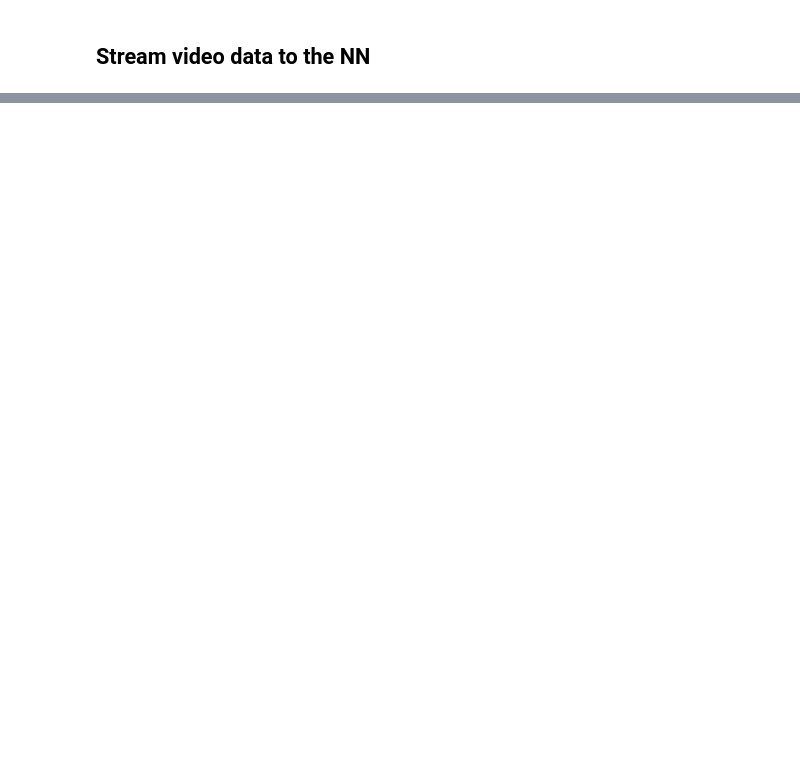
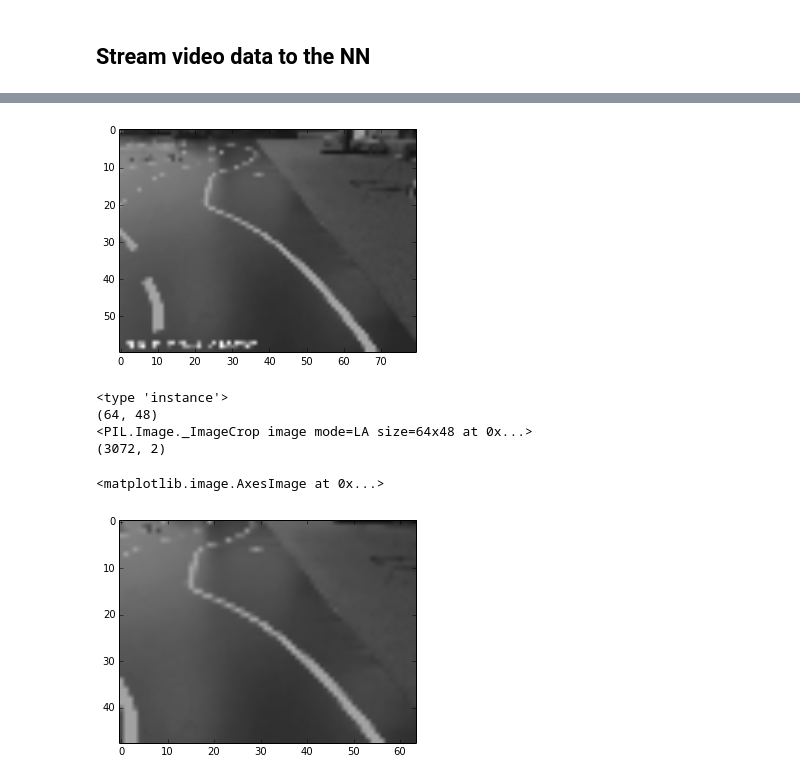
Before and after one commit to berleon/deep_car, a Jupyter notebook: notebooks/Driver.ipynb, the cells around one changed output, grey strips where cells are left out. Cells and saved outputs as stored; diff of their text form; code cells hidden in the pictures; blank space fills up the shorter version.

```diff
--- a/notebooks/Driver.ipynb
+++ b/notebooks/Driver.ipynb
@@ -2,17 +2,24 @@
 ## Stream video data to the NN
 # %%
 %load_ext autoreload
+%matplotlib inline
 %autoreload 2
 
-#import rospy
+import rospy
 import time
 import os
+import PIL
+import matplotlib.pyplot as plt
+from scipy import misc
 import tensorflow as tf
+import numpy as np
 from deep_car.model import get_model
 from deep_car.data import get_steering_delta, get_steering_hist
+from PIL import ImageDraw, ImageFont, ImageFilter
 #from sensor_msgs.msg import CompressedImage
 #from std_msgs.msg import String,Int16
 
 
 check = 1
-history = []
+s_hist = np.array([[0,0,0,0]])
+s_hist.shape
@@ -19,7 +29,0 @@ history = []
-# %%
-def callbackNN(img):
-    pred_steering = nn.getPrediciton(img, history)
-    pub_steering.publish(pred_steering)
-
-
-rospy.init_node('PixelDriveNN')
@@ -26,3 +54,51 @@ rospy.init_node('PixelDriveNN')
+# %%
+def callbackNN(img):
+    X = crop(img)
+    y_abs, y_delta = sess.run(
+        [ y_abs_discr_prob, y_delta_prob],
+        feed_dict={
+            x:X,
+            steering_hist: s_hist
+        }
+    )
+
+#rospy.init_node('PixelDriveNN')
+
+#Crop the middle
+def crop(img):
+    crop_size = (64, 48)
+    resize = (80, 60)
+    img = img.convert('LA').resize(resize, resample=PIL.Image.BILINEAR)
+    plt.imshow(img)
+    plt.show()
+    img = img.crop(
+        map(
+            int,
+            [ 0.5 * (resize[0] - crop_size[0]),
+              0.5 * (resize[1] - crop_size[1]),
+              0.5 * (resize[0] + crop_size[0]),
+              0.5 * (resize[1] + crop_size[1])])
+    )
+    img.load()
+    return img
+
+f = PIL.Image.open("../tmp/tmpyDPJt4/000451.png")
+img = np.array(f)
+image = crop(f)
+print type(image)
+print image.size
+print np.asarray(image)
+print np.array(image.getdata()).shape
+plt.imshow(image)
+#callbackNN(f)
+# %% [output]
+[figure, added]
+<type 'instance'>
+(64, 48)
+<PIL.Image._ImageCrop image mode=LA size=64x48 at 0x...>
+(3072, 2)
+<matplotlib.image.AxesImage at 0x...>
+[figure, added]
 # %%
 sub = rospy.topics.Subscriber("/app/camera/rgb/image_raw/compressed", CompressedImage, callbackNN)
 # %%
```
Also changed, not shown: parts of 5 cells of this notebook.
